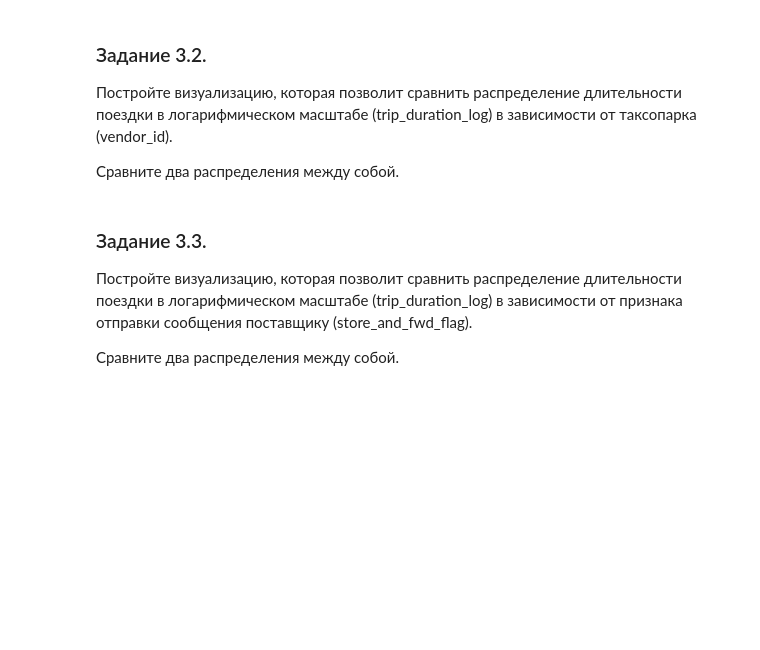
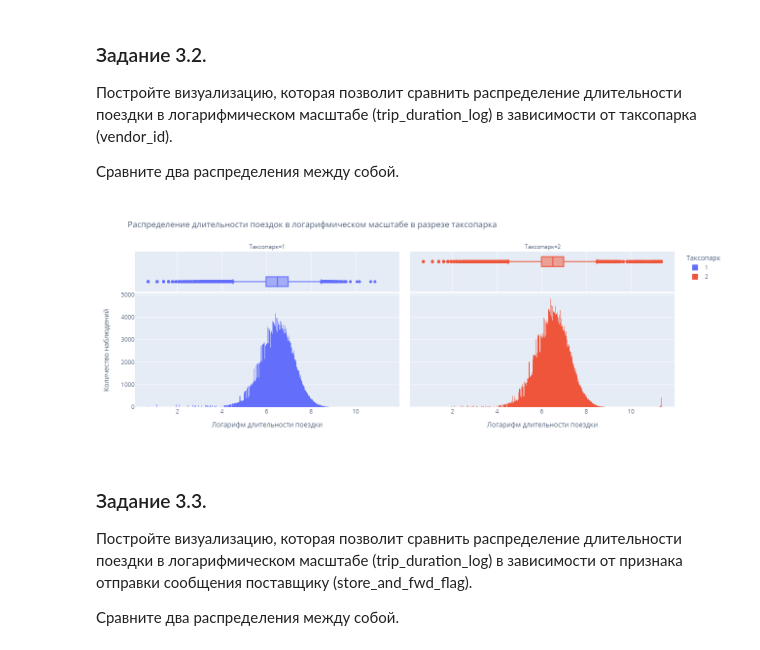
Before and after one commit to Blooodniy/PROJECT-5, a Jupyter notebook: Project-5.ipynb, the cells around one changed output. Drawn from its saved outputs; the diff is of its cells as text; code cells hidden in the pictures; blank space fills up the shorter version.

```diff
--- a/Project-5.ipynb
+++ b/Project-5.ipynb
@@ -363,0 +362,19 @@ print(f'{(taxi_data.iloc[:, -5:-1].isnull().any(axis=1).value_counts(normalize=T
+# %%
+def fill_null_weather_data(taxi_data):
+    # Список столбцов с погодными условиями
+    weather_columns = ['temperature', 'visibility', 'wind speed', 'precip']
+    # Заполняем пропуски медианным значением в конкретную дату
+    for w_col in weather_columns:
+        taxi_data[w_col] = taxi_data[w_col].fillna(taxi_data.groupby('pickup_date')[w_col].transform('median'))
+    # Заполняем пропуски строкой 'None', означающей отсутсвтие погодного явления
+    taxi_data['events'] = taxi_data['events'].fillna('None')
+    # Столбцы с информацией из OSRM API
+    OSRM_columns = ['total_distance', 'total_travel_time', 'number_of_steps']
+    # Заполняем пропуски медианой
+    for o_col in OSRM_columns:
+        taxi_data[o_col] = taxi_data[o_col].fillna(taxi_data[o_col].median())
+    return taxi_data
+
+taxi_data = fill_null_weather_data(taxi_data)
+
+round(taxi_data['temperature'].median(), 1)
@@ -427,3 +476,17 @@ taxi_data['trip_duration_log'] = np.log(taxi_data['trip_duration']+1)
+# %%
+fig = px.histogram(data_frame=taxi_data,
+                   x='trip_duration_log',
+                   title='Распределение длительности поездок в логарифмическом масштабе в разрезе таксопарка',
+                   marginal='box',
+                   facet_col='vendor_id',
+                   color='vendor_id',
+                   category_orders={'vendor_id': [1, 2]},
+                   labels={'trip_duration_log':'Логарифм длительности поездки', 'vendor_id':'Таксопарк'})
+fig.update_layout(yaxis_title_text='Количество наблюдений')
+fig.write_image("graph/fig_3.2.png", width=1300, height=500)
+display(Image(filename="graph/fig_3.2.png"))
+# %% [output]
+[figure, added]
 # %% [markdown]
 ### Задание 3.3.
 Постройте визуализацию, которая позволит сравнить распределение длительности поездки в логарифмическом масштабе (trip_duration_log) в зависимости от признака отправки сообщения поставщику (store_and_fwd_flag).
```
Also changed, not shown: parts of 43 cells of this notebook, 3 other files.
